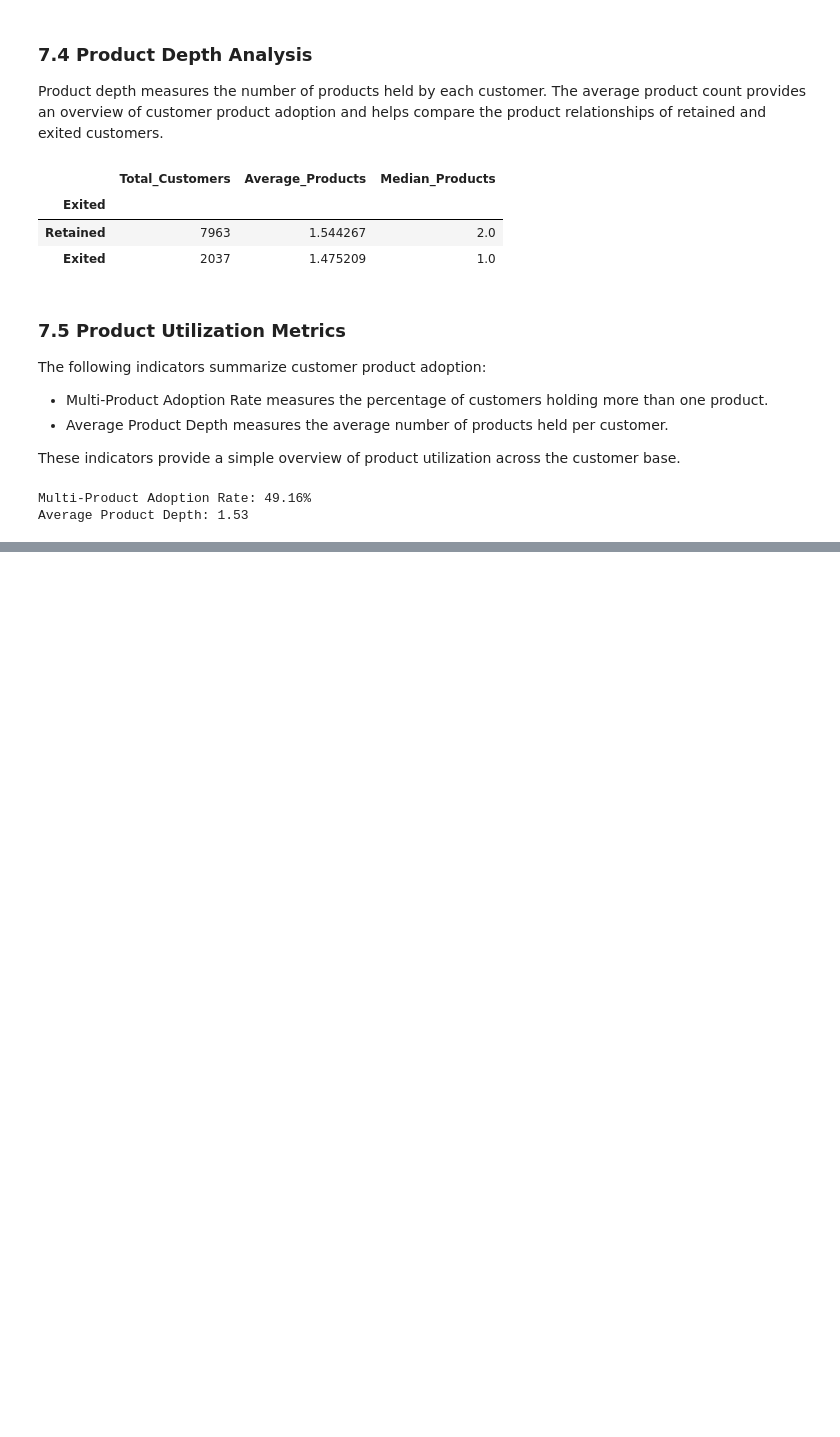
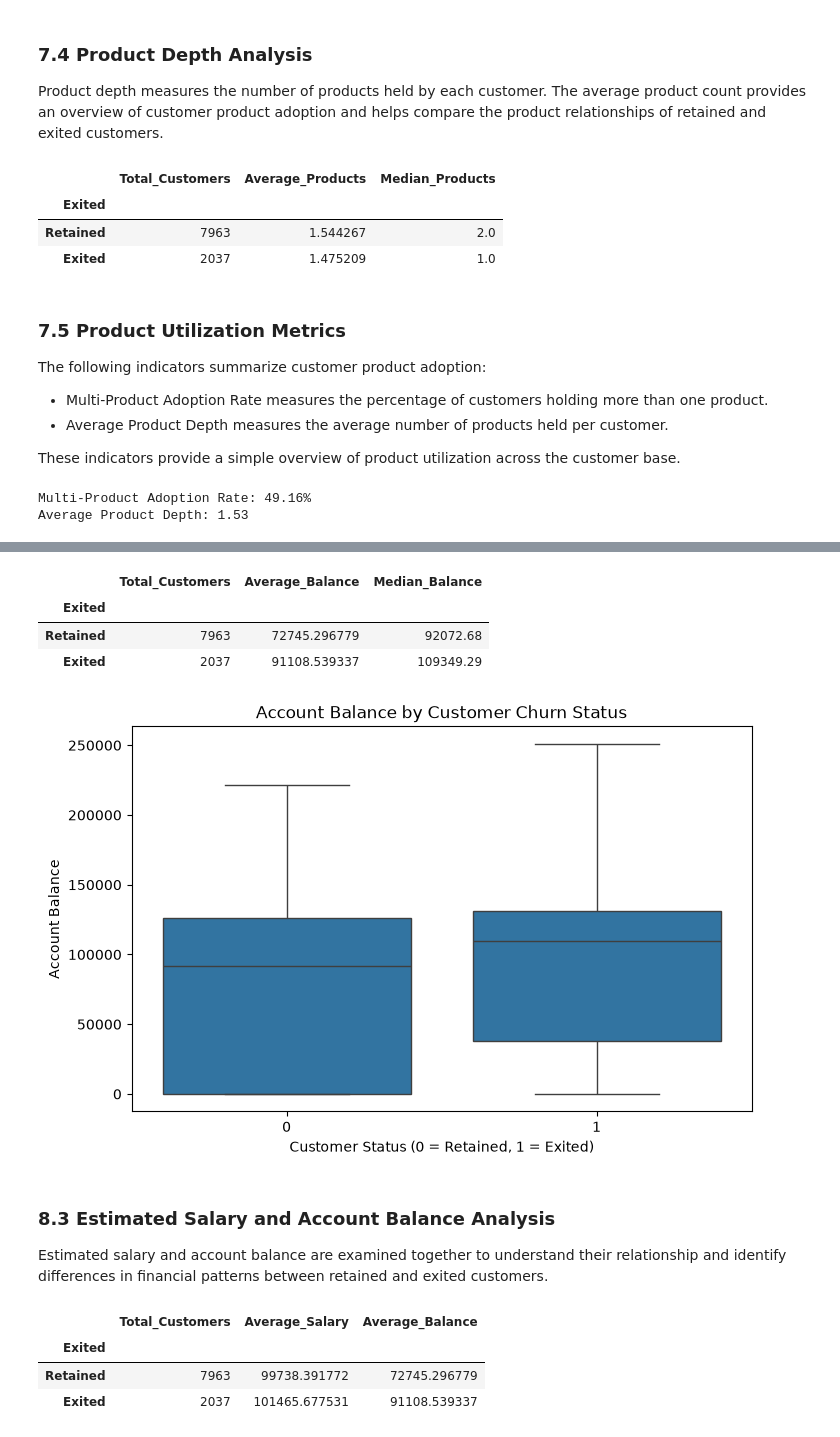
Before and after one commit to Dvnsh-coder/Customer-retention-analysis, a Jupyter notebook: notebooks/01_data_understanding.ipynb, the cells around one changed output, grey strips where cells are left out. Cells and saved outputs as stored; diff of their text form; code cells hidden in the pictures; blank space fills up the shorter version.

```diff
--- a/notebooks/01_data_understanding.ipynb
+++ b/notebooks/01_data_understanding.ipynb
@@ -1101,0 +1148,56 @@ The analysis indicates that product utilization is associated with customer rete
+# %%
+balance_churn = df.groupby("Exited").agg(
+    Total_Customers=("CustomerId", "count"),
+    Average_Balance=("Balance", "mean"),
+    Median_Balance=("Balance", "median")
+)
+
+balance_churn.index = balance_churn.index.map({
+    0: "Retained",
+    1: "Exited"
+})
+
+balance_churn
+# %% [output]
+|  | Total_Customers | Average_Balance | Median_Balance |
+| Exited |  |  |  |
+| Retained | 7963 | 72745.296779 | 92072.68 |
+| Exited | 2037 | 91108.539337 | 109349.29 |
+# %%
+plt.figure(figsize=(8, 5))
+
+sns.boxplot(
+    data=df,
+    x="Exited",
+    y="Balance"
+)
+
+plt.title("Account Balance by Customer Churn Status")
+plt.xlabel("Customer Status (0 = Retained, 1 = Exited)")
+plt.ylabel("Account Balance")
+
+plt.show()
+# %% [output]
+[figure, added]
+# %% [markdown]
+### 8.3 Estimated Salary and Account Balance Analysis
+
+Estimated salary and account balance are examined together to understand their relationship and identify differences in financial patterns between retained and exited customers.
+# %%
+financial_summary = df.groupby("Exited").agg(
+    Total_Customers=("CustomerId", "count"),
+    Average_Salary=("EstimatedSalary", "mean"),
+    Average_Balance=("Balance", "mean")
+)
+
+financial_summary.index = financial_summary.index.map({
+    0: "Retained",
+    1: "Exited"
+})
+
+financial_summary
+# %% [output]
+|  | Total_Customers | Average_Salary | Average_Balance |
+| Exited |  |  |  |
+| Retained | 7963 | 99738.391772 | 72745.296779 |
+| Exited | 2037 | 101465.677531 | 91108.539337 |
```
Also changed, not shown: parts of 16 cells of this notebook.
